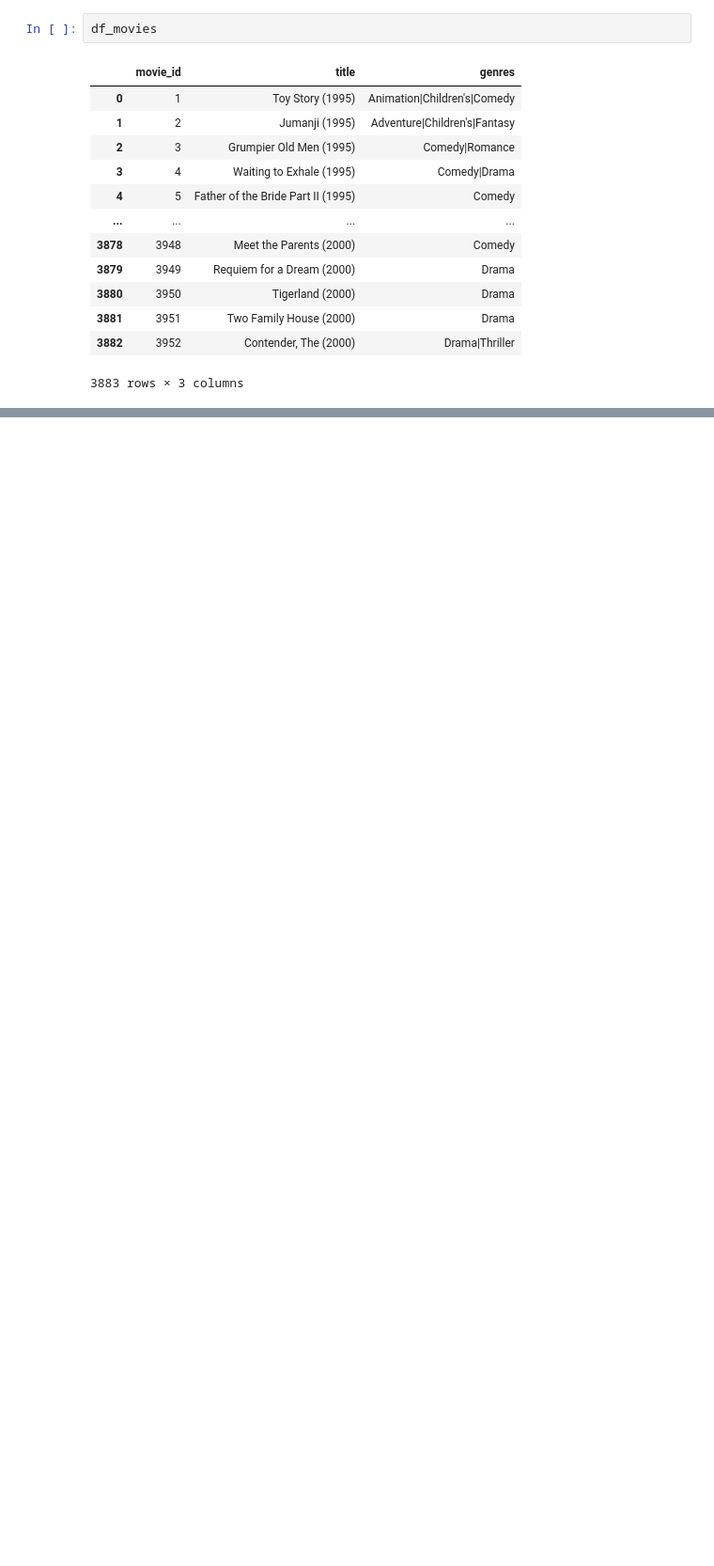
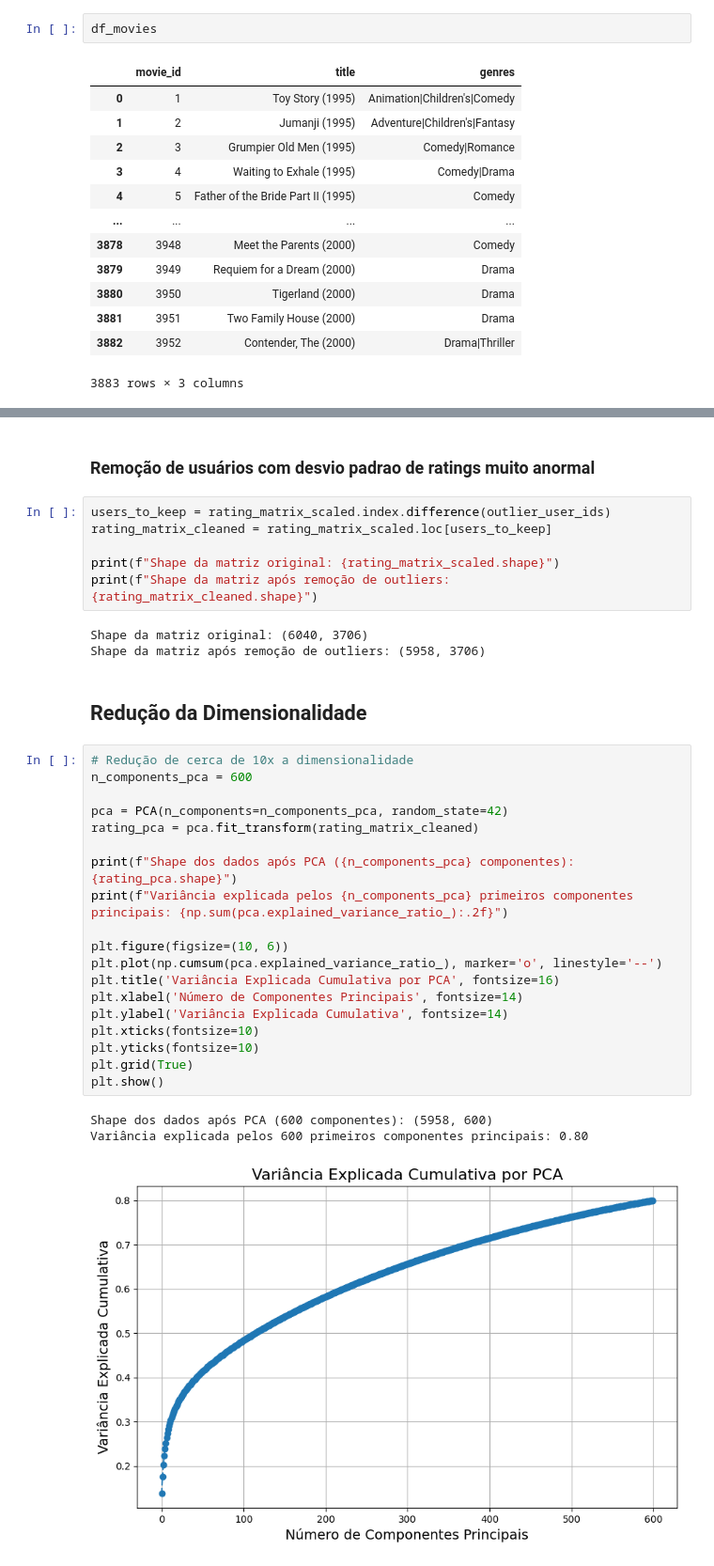
Before and after one commit to lucasmiguels/movielens, a Jupyter notebook: movielens.ipynb, the cells around one changed output, grey strips where cells are left out. Shown at 94% size. Cells and saved outputs as stored; diff of their text form; blank space fills up the shorter version.

```diff
--- a/movielens.ipynb
+++ b/movielens.ipynb
@@ -66,0 +558,36 @@ df_movies
+# %% [markdown]
+### Remoção de usuários com desvio padrao de ratings muito anormal
+# %%
+users_to_keep = rating_matrix_scaled.index.difference(outlier_user_ids)
+rating_matrix_cleaned = rating_matrix_scaled.loc[users_to_keep]
+
+print(f"Shape da matriz original: {rating_matrix_scaled.shape}")
+print(f"Shape da matriz após remoção de outliers: {rating_matrix_cleaned.shape}")
+# %% [output]
+Shape da matriz original: (6040, 3706)
+Shape da matriz após remoção de outliers: (5958, 3706)
+# %% [markdown]
+## Redução da Dimensionalidade
+# %%
+# Redução de cerca de 10x a dimensionalidade
+n_components_pca = 600
+
+pca = PCA(n_components=n_components_pca, random_state=42)
+rating_pca = pca.fit_transform(rating_matrix_cleaned)
+
+print(f"Shape dos dados após PCA ({n_components_pca} componentes): {rating_pca.shape}")
+print(f"Variância explicada pelos {n_components_pca} primeiros componentes principais: {np.sum(pca.explained_variance_ratio_):.2f}")
+
+plt.figure(figsize=(10, 6))
+plt.plot(np.cumsum(pca.explained_variance_ratio_), marker='o', linestyle='--')
+plt.title('Variância Explicada Cumulativa por PCA', fontsize=16)
+plt.xlabel('Número de Componentes Principais', fontsize=14)
+plt.ylabel('Variância Explicada Cumulativa', fontsize=14)
+plt.xticks(fontsize=10)
+plt.yticks(fontsize=10)
+plt.grid(True)
+plt.show()
+# %% [output]
+Shape dos dados após PCA (600 componentes): (5958, 600)
+Variância explicada pelos 600 primeiros componentes principais: 0.80
+[figure, added]
```
Also changed, not shown: parts of 60 cells of this notebook.
